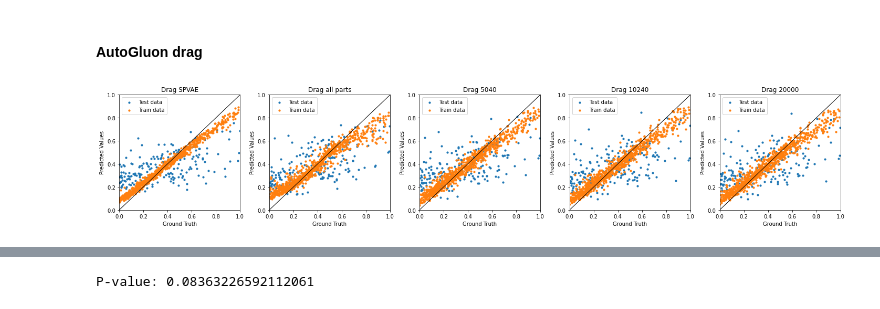
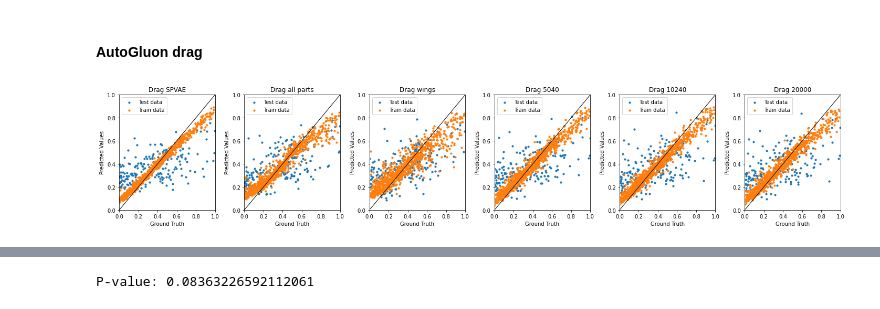
Before and after one commit to Xingang-Li/structure_aware_design_evaluation, a Jupyter notebook: plane/plane_autogluon_lift.ipynb, the cells around one changed output, grey strips where cells are left out. Saved outputs shown, nothing was run; the diff lists cells and outputs as text; code cells hidden in the pictures.

```diff
--- a/plane/plane_autogluon_lift.ipynb
+++ b/plane/plane_autogluon_lift.ipynb
@@ -11,32 +11,32 @@ df_test = pd.read_csv("./data/plane_autogluon_lift_test.csv")
 df_train = pd.read_csv("./data/plane_autogluon_lift_train.csv")
 # df_train.head()
 # %%
-models = ['SPVAE', 'all parts', '5040', '10240', '20000']
+models = ['SPVAE', 'all parts', 'wings', '5040', '10240', '20000']
 gt_test = df_test['GT']
 gt_train = df_train['GT']
 # Create a figure with subplots
-fig, axes = plt.subplots(1, 5, figsize=(20, 4))
+fig, axes = plt.subplots(1, 6, figsize=(20, 4))
 
 # Iterate over the subplots and plot the data
 for i, ax in enumerate(axes):
     method_data_test = df_test[models[i]]
     method_data_train = df_train[models[i]]
     max_value = 1
     min_value = 0
     ax.plot([min_value, max_value], [min_value, max_value], color='black', linewidth=1)
     ax.set_xlim([min_value, max_value])
     ax.set_ylim([min_value, max_value])
     ax.scatter(gt_test, method_data_test, s=10, label='Test data')
     ax.scatter(gt_train, method_data_train, s=10, label='Train data')
     ax.set_xlabel('Ground Truth')
     ax.set_ylabel(f'Predicted Values')
     ax.set_title(f'Drag {models[i]}')
     ax.legend()
 
 # Adjust the spacing between subplots
 plt.tight_layout()
 
 # Show the plot
 plt.show()
 # %% [output]
-[figure, old version]
+[figure, new version]
```
Also changed, not shown: parts of 7 cells of this notebook, 2 other files.
